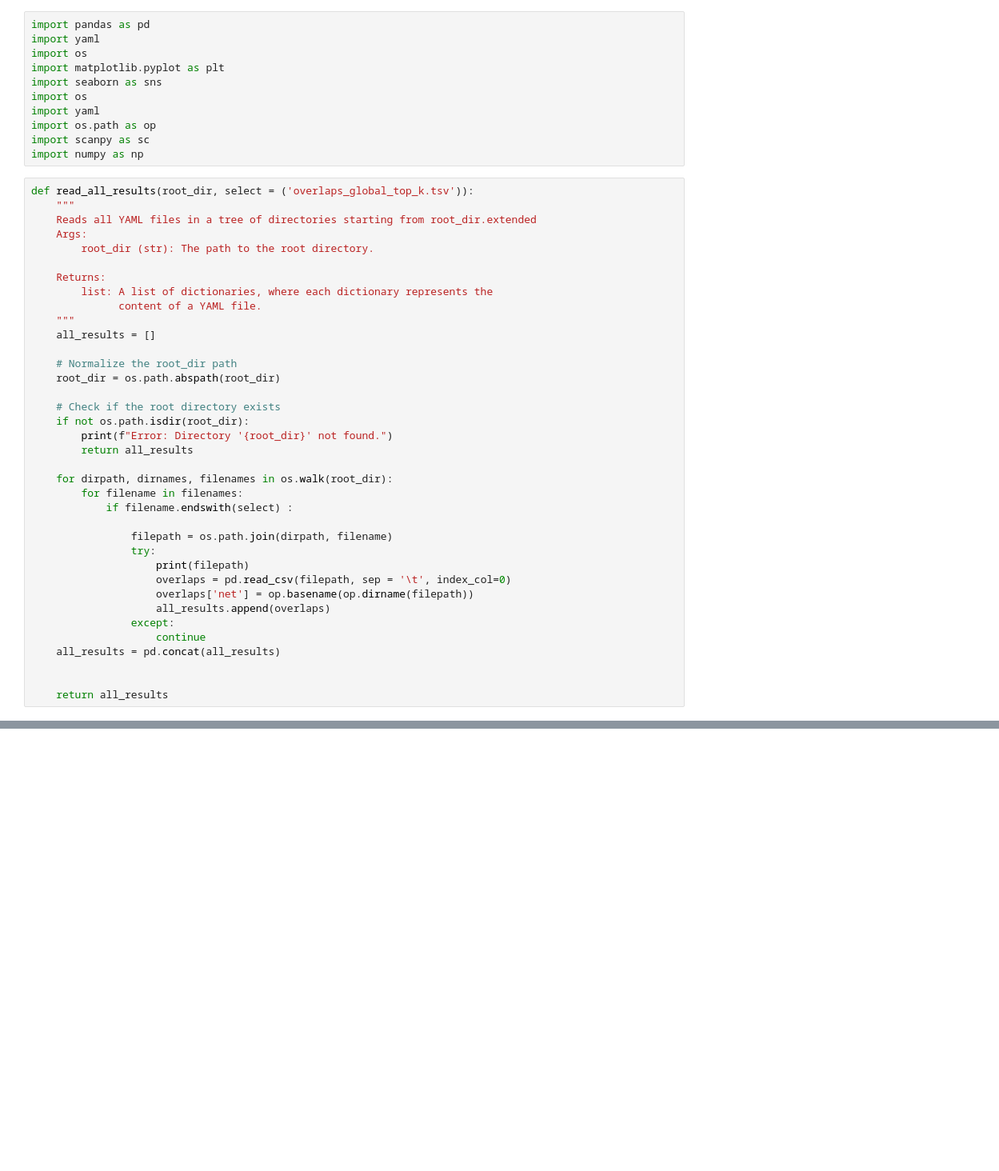
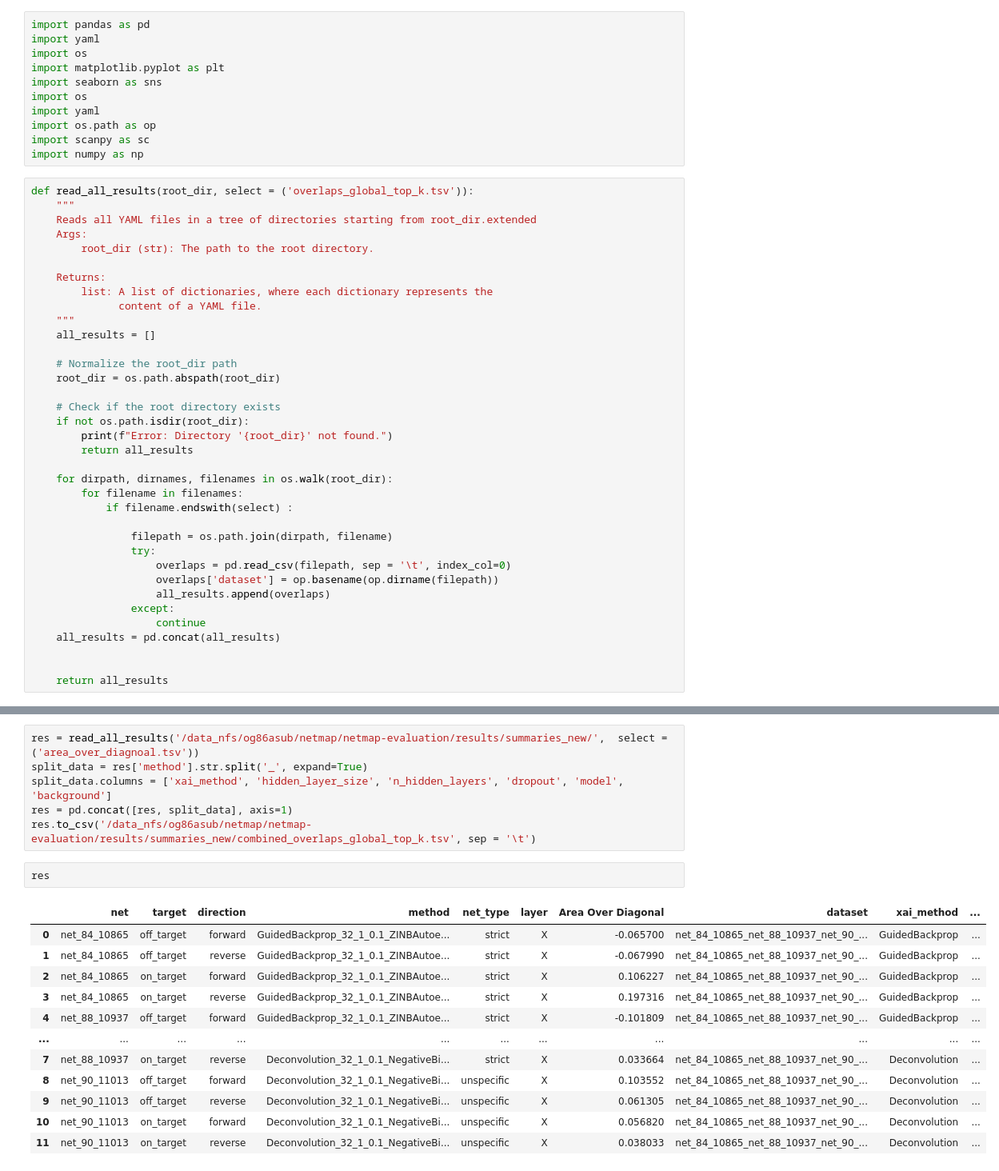
Before and after one commit to bionetslab/netmap-evaluation, a Jupyter notebook: src/evaluation/analyse_parameter_sweep.ipynb, the cells around one changed output, grey strips where cells are left out. Shown at 80% size. Cells and saved outputs as stored; diff of their text form; blank space fills up the shorter version.

```diff
--- a/src/evaluation/analyse_parameter_sweep.ipynb
+++ b/src/evaluation/analyse_parameter_sweep.ipynb
@@ -36,9 +36,8 @@ def read_all_results(root_dir, select = ('overlaps_global_top_k.tsv')):
 
                 filepath = os.path.join(dirpath, filename)
                 try:
-                    print(filepath)
                     overlaps = pd.read_csv(filepath, sep = '\t', index_col=0)
-                    overlaps['net'] = op.basename(op.dirname(filepath))
+                    overlaps['dataset'] = op.basename(op.dirname(filepath))
                     all_results.append(overlaps)
                 except:
                     continue
@@ -81,0 +54,21 @@ read_all_results('/data_nfs/og86asub/netmap/netmap-evaluation/results/summaries_
+# %%
+res = read_all_results('/data_nfs/og86asub/netmap/netmap-evaluation/results/summaries_new/',  select = ('area_over_diagnoal.tsv'))
+split_data = res['method'].str.split('_', expand=True)
+split_data.columns = ['xai_method', 'hidden_layer_size', 'n_hidden_layers', 'dropout', 'model', 'background']
+res = pd.concat([res, split_data], axis=1)
+res.to_csv('/data_nfs/og86asub/netmap/netmap-evaluation/results/summaries_new/combined_overlaps_global_top_k.tsv', sep = '\t')
+# %%
+res
+# %% [output]
+|  | net | target | direction | method | net_type | layer | Area Over Diagonal | dataset | xai_method | ... |
+| 0 | net_84_10865 | off_target | forward | GuidedBackprop_32_1_0.1_ZINBAutoe... | strict | X | -0.065700 | net_84_10865_net_88_10937_net_90_... | GuidedBackprop | ... |
+| 1 | net_84_10865 | off_target | reverse | GuidedBackprop_32_1_0.1_ZINBAutoe... | strict | X | -0.067990 | net_84_10865_net_88_10937_net_90_... | GuidedBackprop | ... |
+| 2 | net_84_10865 | on_target | forward | GuidedBackprop_32_1_0.1_ZINBAutoe... | strict | X | 0.106227 | net_84_10865_net_88_10937_net_90_... | GuidedBackprop | ... |
+| 3 | net_84_10865 | on_target | reverse | GuidedBackprop_32_1_0.1_ZINBAutoe... | strict | X | 0.197316 | net_84_10865_net_88_10937_net_90_... | GuidedBackprop | ... |
+| 4 | net_88_10937 | off_target | forward | GuidedBackprop_32_1_0.1_ZINBAutoe... | strict | X | -0.101809 | net_84_10865_net_88_10937_net_90_... | GuidedBackprop | ... |
+| ... | ... | ... | ... | ... | ... | ... | ... | ... | ... | ... |
+| 7 | net_88_10937 | on_target | reverse | Deconvolution_32_1_0.1_NegativeBi... | strict | X | 0.033664 | net_84_10865_net_88_10937_net_90_... | Deconvolution | ... |
+| 8 | net_90_11013 | off_target | forward | Deconvolution_32_1_0.1_NegativeBi... | unspecific | X | 0.103552 | net_84_10865_net_88_10937_net_90_... | Deconvolution | ... |
+| 9 | net_90_11013 | off_target | reverse | Deconvolution_32_1_0.1_NegativeBi... | unspecific | X | 0.061305 | net_84_10865_net_88_10937_net_90_... | Deconvolution | ... |
+| 10 | net_90_11013 | on_target | forward | Deconvolution_32_1_0.1_NegativeBi... | unspecific | X | 0.056820 | net_84_10865_net_88_10937_net_90_... | Deconvolution | ... |
+| 11 | net_90_11013 | on_target | reverse | Deconvolution_32_1_0.1_NegativeBi... | unspecific | X | 0.038033 | net_84_10865_net_88_10937_net_90_... | Deconvolution | ... |
```
Also changed, not shown: parts of 7 cells of this notebook, 8 other files.
